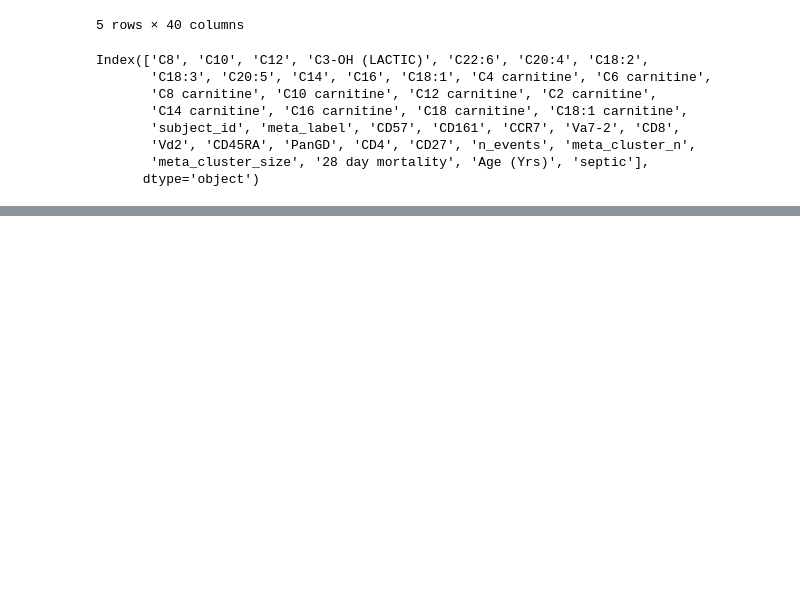
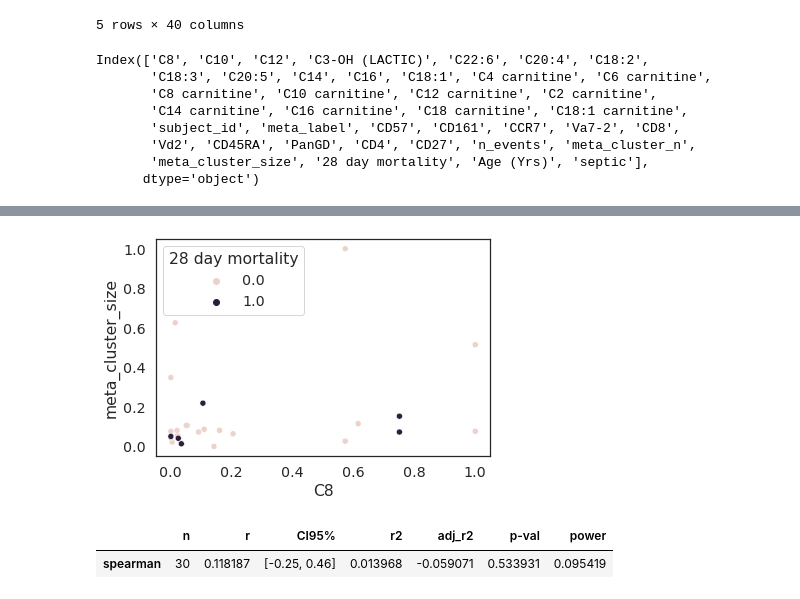
Before and after one commit to burtonrj/CytoPyLite, a Jupyter notebook: Example Notebook.ipynb, the cells around one changed output, grey strips where cells are left out. Drawn from its saved outputs; the diff is of its cells as text; code cells hidden in the pictures; blank space fills up the shorter version.

```diff
--- a/Example Notebook.ipynb
+++ b/Example Notebook.ipynb
@@ -170,0 +305,23 @@ No handles with labels found to put in legend.
+# %%
+# Put C8 on standard scale
+sepsis_data = data[data.septic==True].copy()
+# Only want Vδ2+ γδ T cells clusters
+plot_data = sepsis_data[sepsis_data.meta_label.isin(['Vδ2+ γδ T cells (1)', 'Vδ2+ γδ T cells (2)'])].copy()
+# Scale the data
+# The syntax for Scikit-Learn can look a bit intimidating. Copy and paste what is needed for now
+# and I can run you through it at a later date
+plot_data["C8"] = MinMaxScaler().fit_transform(plot_data["C8"].values.reshape(-1, 1))
+plot_data["meta_cluster_size"] = MinMaxScaler().fit_transform(plot_data["meta_cluster_size"].values.reshape(-1, 1))
+ax = sns.scatterplot(data=plot_data,
+                    x="C8",
+                    y="meta_cluster_size",
+                    hue="28 day mortality")
+# %% [output]
+[figure, added]
+# %%
+pingouin.corr(plot_data["meta_cluster_size"],
+              plot_data["C8"],
+              method="spearman")
+# %% [output]
+|  | n | r | CI95% | r2 | adj_r2 | p-val | power |
+| spearman | 30 | 0.118187 | [-0.25, 0.46] | 0.013968 | -0.059071 | 0.533931 | 0.095419 |
```
Also changed, not shown: parts of 34 cells of this notebook, 2 other files.
